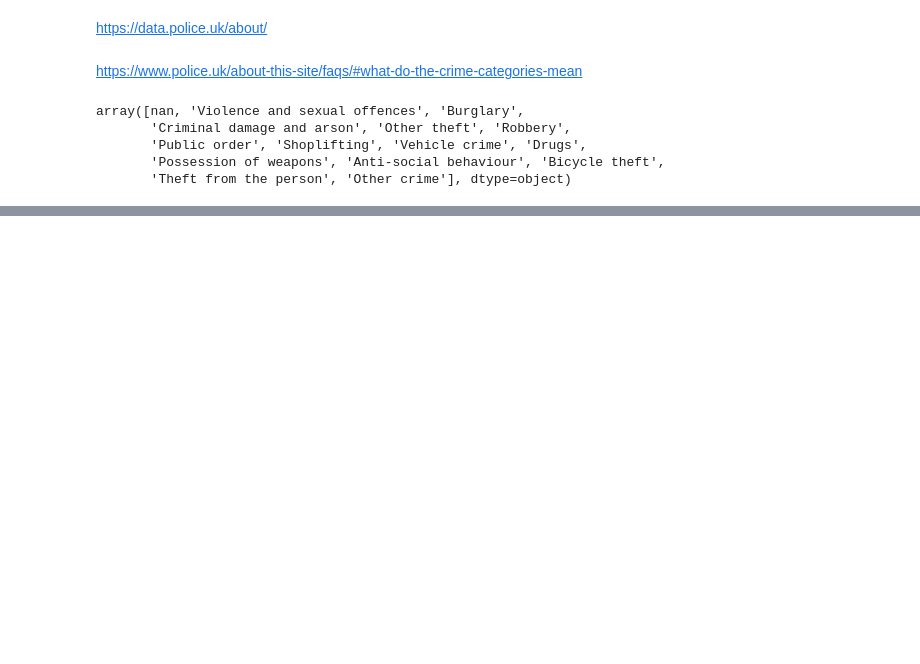
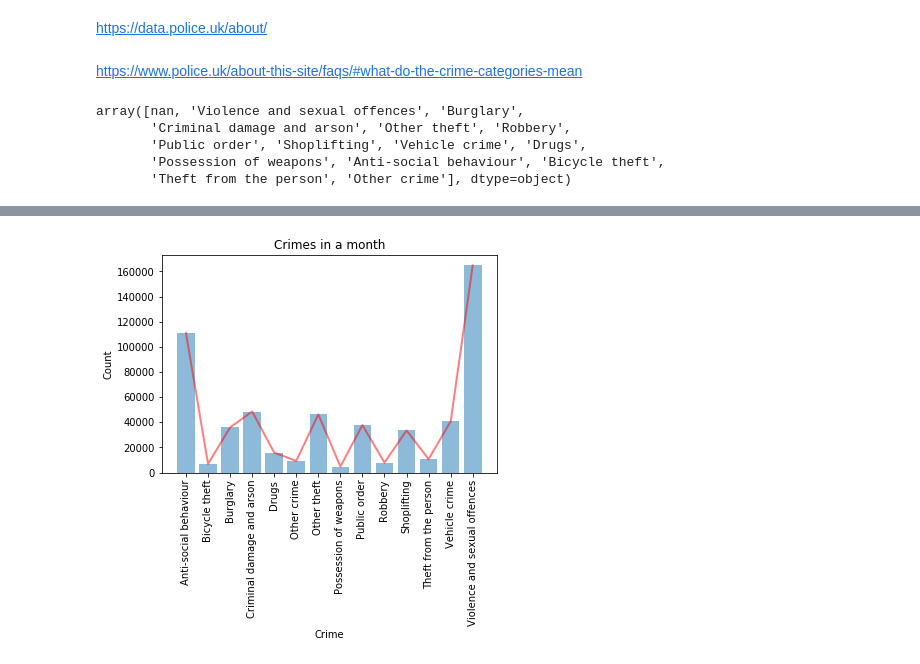
Before and after one commit to MichaelRichardson12/uk-police-notebook, a Jupyter notebook: UK Police Crime Notebook.ipynb, the cells around one changed output, grey strips where cells are left out. Drawn from its saved outputs; the diff is of its cells as text; code cells hidden in the pictures; blank space fills up the shorter version.

```diff
--- a/UK Police Crime Notebook.ipynb
+++ b/UK Police Crime Notebook.ipynb
@@ -4,9 +28,10 @@ import os
 # %%
 df = None
-index = 0
+months = []
 
 folder_list = os.listdir('data')
 for folder in folder_list:
+    months.append(folder)
     for file in os.listdir('data/' + folder):
         df_temp = pd.read_csv('data/' + folder + '/' + file)
         df_temp['folder'] = folder
@@ -21,3 +46,4 @@ for folder in folder_list:
 
     if index > 1:
         break
+print(months)
@@ -52,0 +94,6 @@ df.groupby(['folder']).nunique()
+# %%
+df_crimes_pm = df.groupby(['folder','Crime type']).size().reset_index()
+df_crimes_pm.rename(columns={'Crime type': 'crime_type', 0:'count'}, inplace=True)
+df_crimes_pm = df_crimes_pm.loc[df_crimes_pm['folder'] == '2019-03']
+
+df.groupby(['folder','Outcome type']).size().reset_index()
@@ -52,0 +118,11 @@ df.groupby(['folder']).nunique()
+# %%
+plt.bar(df_crimes_pm.crime_type, df_crimes_pm['count'], align='center', alpha=0.5)
+plt.plot(df_crimes_pm.crime_type, df_crimes_pm['count'], lw=2, c='r', alpha=0.5)
+plt.xticks(rotation=90)
+plt.ylabel('Count')
+plt.xlabel('Crime')
+plt.title('Crimes in a month')
+
+plt.show()
+# %% [output]
+[figure, added]
```
Also changed, not shown: parts of 10 cells of this notebook, 1 other file.
